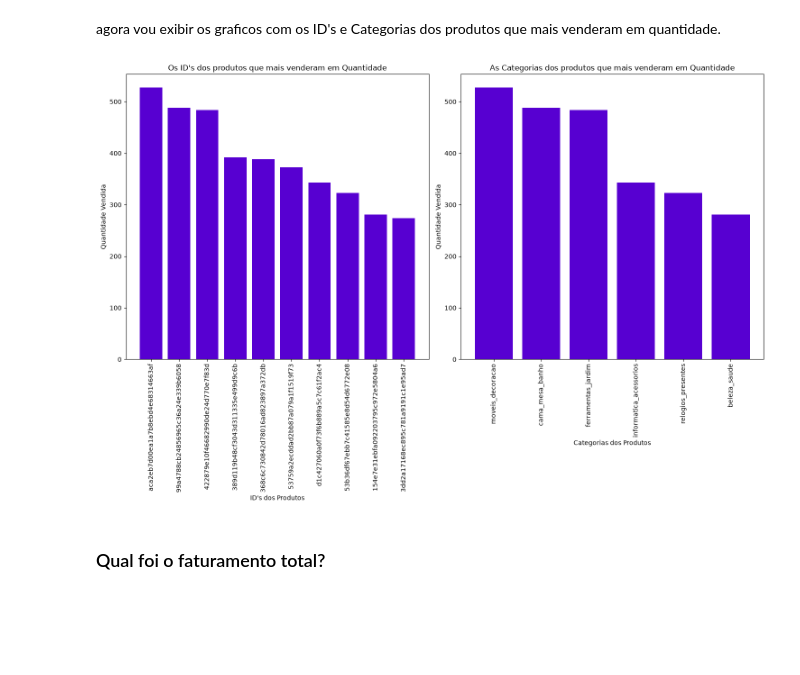
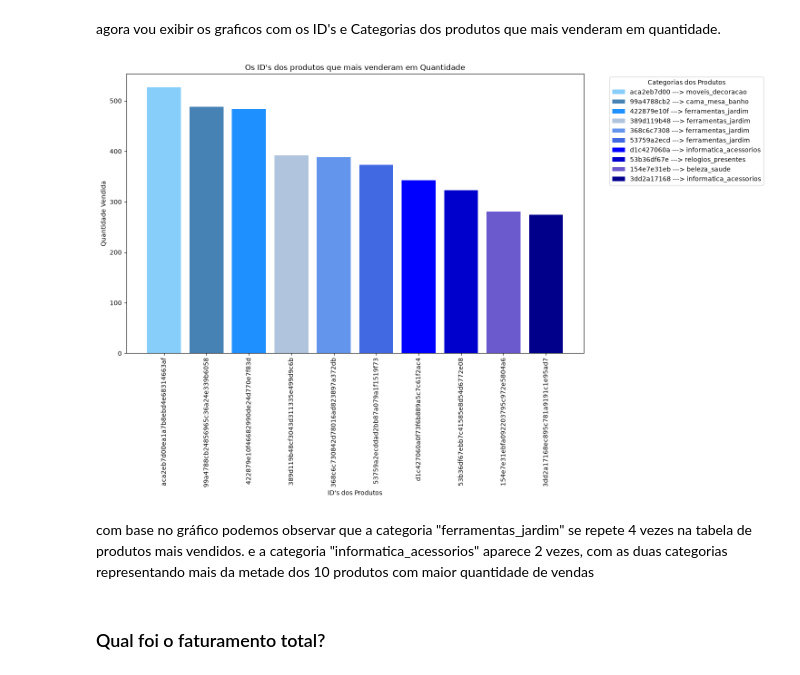
Before and after one commit to jgabryelp/projeto-analise-de-dados-ecommerce-, a Jupyter notebook: analiseseccomerce.ipynb, the cells around one changed output. Saved outputs shown, nothing was run; the diff lists cells and outputs as text; code cells hidden in the pictures; blank space fills up the shorter version.

```diff
--- a/analiseseccomerce.ipynb
+++ b/analiseseccomerce.ipynb
@@ -126,30 +126,30 @@ display(produtosmaisvendidos)
 # %% [markdown]
 agora vou exibir os graficos com os ID's e Categorias dos produtos que mais venderam em quantidade.
 # %%
-fig, ax = plt.subplots(1, 2, figsize=(15, 10)) #criando  os dois graficos juntos pra eles aparecerem um do lado do outro e não um em cima do outro
+plt.figure(figsize=(13, 8)) #criando o gráfico
 
-ax[0].bar(produtosmaisvendidos["product_id"], produtosmaisvendidos["count"], color="#5700D1") #colocando as informações do gráfico
+coresbarras2 = ["lightskyblue", "steelblue", "dodgerblue", "lightsteelblue", "cornflowerblue", "royalblue", "blue", "mediumblue", "slateblue", "darkblue"] #a lista das cores que cada barra vai ter
 
-ax[0].set_title("Os ID's dos produtos que mais venderam em Quantidade") #o título do gráfico
-ax[0].set_xlabel("ID's dos Produtos") #descrição do que aparece na horizontal do gráfico
-ax[0].set_ylabel("Quantidade Vendida") #descrição do que aparece na vertical do gráfico
+barras2 = plt.bar(produtosmaisvendidos["product_id"], produtosmaisvendidos["count"], color=coresbarras2) #colocando as informações do gráfico
 
-ax[0].tick_params(axis="x", rotation=90) #girando a legenda horizontal pra facilitar a visualização
+plt.title("Os ID's dos produtos que mais venderam em Quantidade") #o título do gráfico
+plt.xlabel("ID's dos Produtos") #descrição do que aparece na horizontal do gráfico
+plt.ylabel("Quantidade Vendida") #descrição do que aparece na vertical do gráfico
 
+plt.tick_params(axis="x", rotation=90) #girando a legenda horizontal pra facilitar a visualização
 
+legenda2 = [
+        f"{idproduto[:10]} ---> {categoria}"
+        for idproduto, categoria in zip(produtosmaisvendidos["product_id"], produtosmaisvendidos["product_category_name"]) #criando as legendas
+]
 
-ax[1].bar(produtosmaisvendidos["product_category_name"], produtosmaisvendidos["count"], color="#5700D1") #o mesmo processo para o próximo gráfico, mudando só as informações exibidas
+plt.legend(barras2, legenda2, title="Categorias dos Produtos", bbox_to_anchor=(1.05, 1), loc="upper left") #aplicando as legendas de cada produto
 
-ax[1].set_title("As Categorias dos produtos que mais venderam em Quantidade")
-ax[1].set_xlabel("Categorias dos Produtos")
-ax[1].set_ylabel("Quantidade Vendida")
-
-ax[1].tick_params(axis="x", rotation=90)
-
-plt.tight_layout() #tornando os gráficos mais compactos, para que um não fique por cima do outro ou para que as informações não fiquem umas por cima das outras
 plt.show() #exibindo os gráficos
 # %% [output]
-[figure, old version]
+[figure, new version]
+# %% [markdown]
+com base no gráfico podemos observar que a categoria "ferramentas_jardim" se repete 4 vezes na tabela de produtos mais vendidos. e a categoria "informatica_acessorios" aparece 2 vezes, com as duas categorias representando mais da metade dos 10 produtos com maior quantidade de vendas
 # %% [markdown]
 ### Qual foi o faturamento total?
 # %% [markdown]
```
Also changed, not shown: parts of 11 cells of this notebook.
